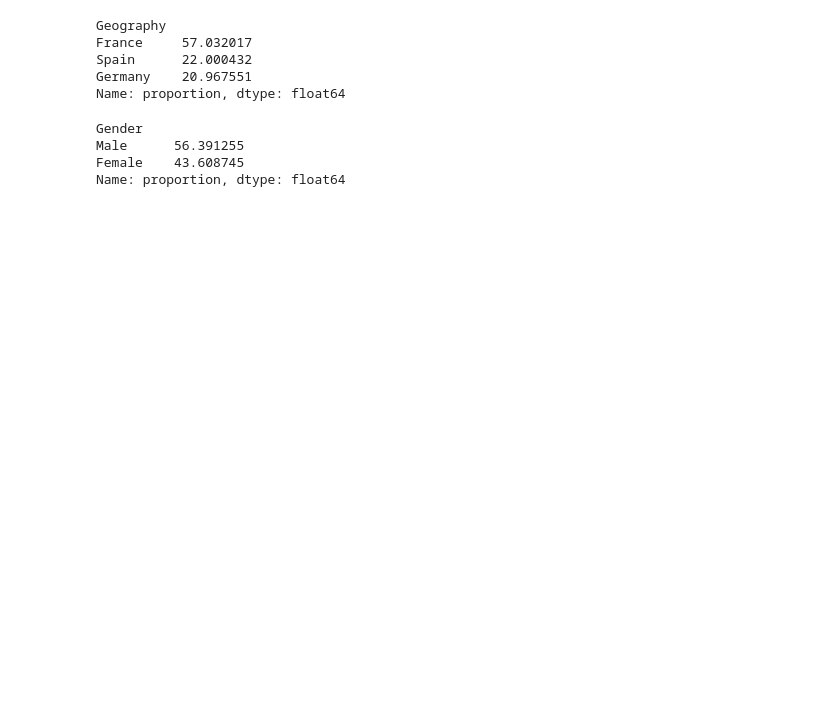
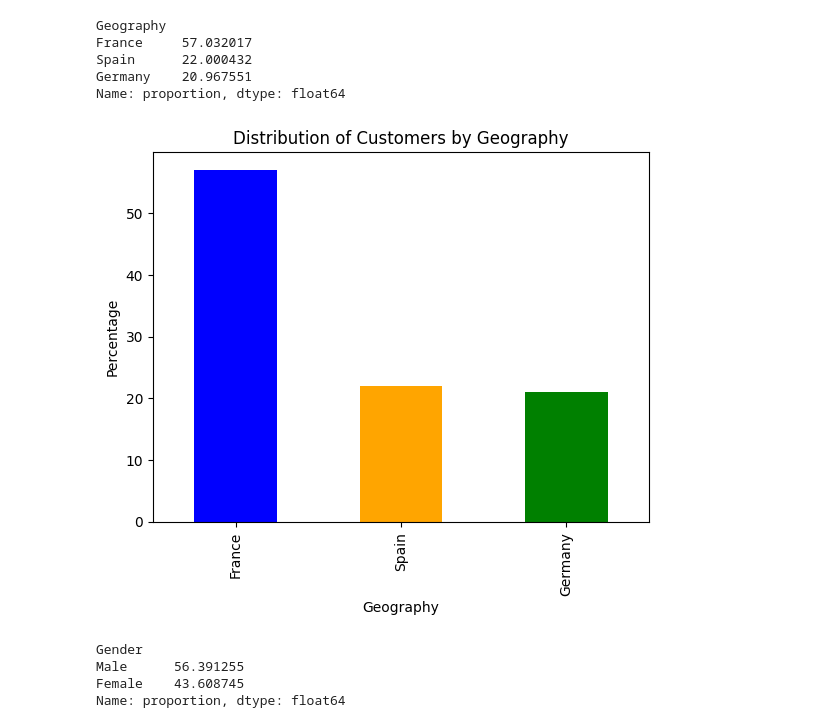
Before and after one commit to lathiam/projet-de-classification, a Jupyter notebook: Analyse.ipynb, the cells around one changed output. Cells and saved outputs as stored; diff of their text form; code cells hidden in the pictures; blank space fills up the shorter version.

```diff
--- a/Analyse.ipynb
+++ b/Analyse.ipynb
@@ -92,6 +111,14 @@ France     57.032017
 Spain      22.000432
 Germany    20.967551
 Name: proportion, dtype: float64
+# %%
+Geography_counts.plot(kind='bar', color=['blue', 'orange', 'green'])
+plt.title('Distribution of Customers by Geography')
+plt.xlabel('Geography')
+plt.ylabel('Percentage')
+plt.show()
+# %% [output]
+[figure, added]
 # %%
 df['Gender'].value_counts()
 Gender_counts = df['Gender'].value_counts(normalize=True) * 100
```
Also changed, not shown: parts of 5 cells of this notebook.
